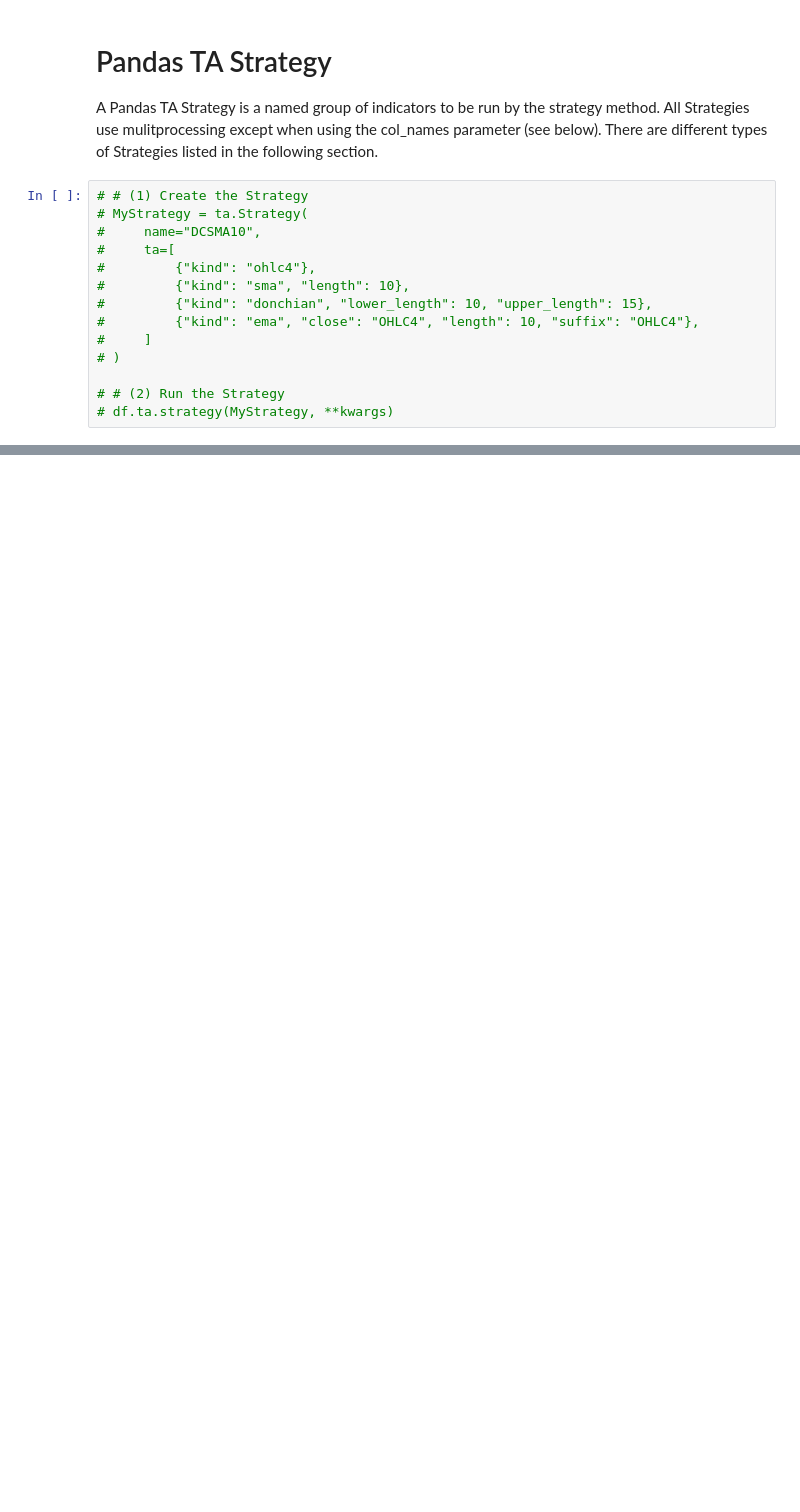
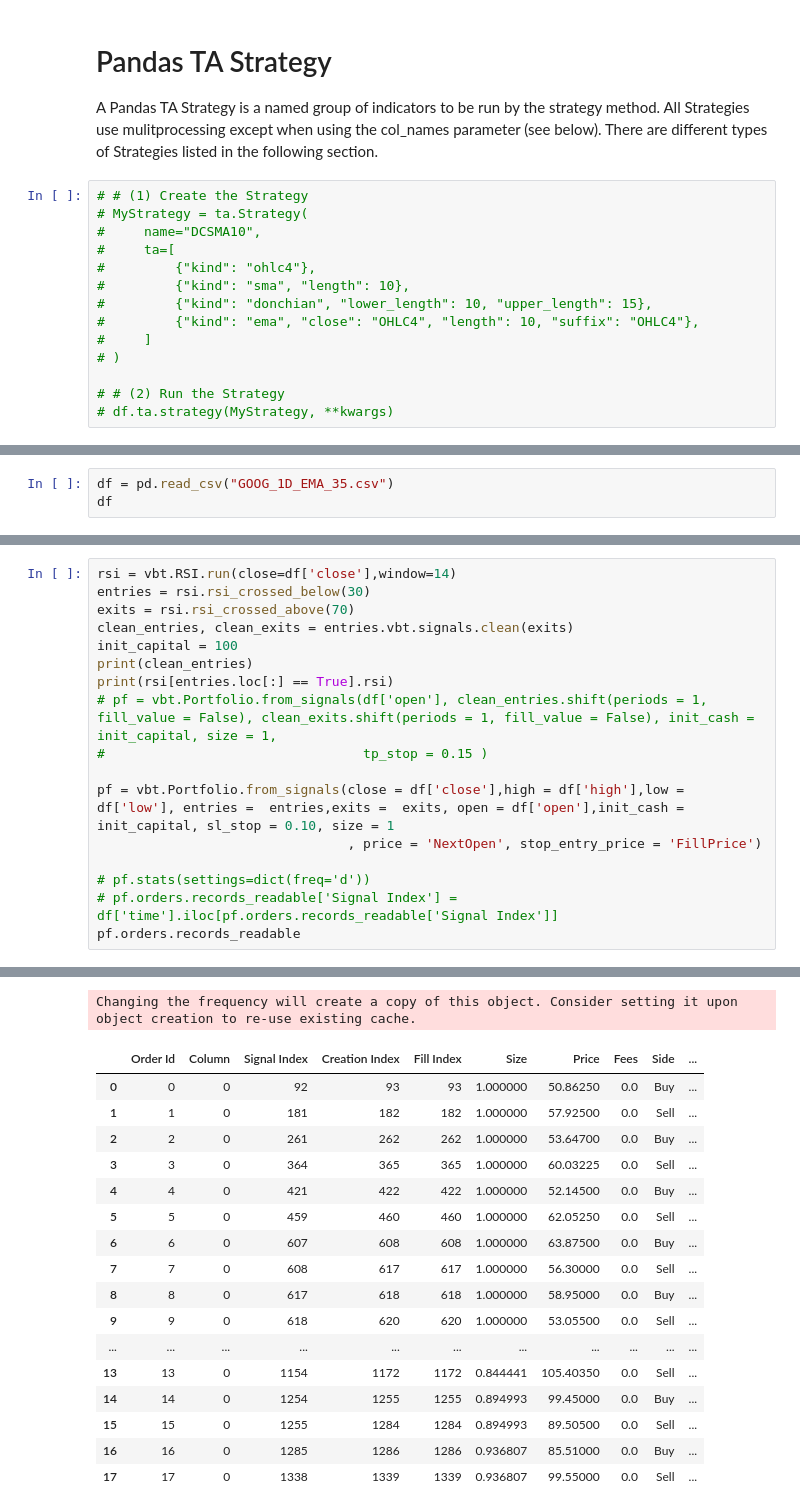
Before and after one commit to jibeieieiei/vectorbtpro-intern, a Jupyter notebook: indicator-notebook.ipynb, the cells around one changed output, grey strips where cells are left out. Saved outputs shown, nothing was run; the diff lists cells and outputs as text; blank space fills up the shorter version.

```diff
--- a/indicator-notebook.ipynb
+++ b/indicator-notebook.ipynb
@@ -226,0 +247,3 @@ A Pandas TA Strategy is a named group of indicators to be run by the strategy me
+# %%
+df = pd.read_csv("GOOG_1D_EMA_35.csv")
+df
@@ -226,0 +264,18 @@ A Pandas TA Strategy is a named group of indicators to be run by the strategy me
+# %%
+rsi = vbt.RSI.run(close=df['close'],window=14)
+entries = rsi.rsi_crossed_below(30)
+exits = rsi.rsi_crossed_above(70)
+clean_entries, clean_exits = entries.vbt.signals.clean(exits)
+init_capital = 100
+print(clean_entries)
+print(rsi[entries.loc[:] == True].rsi)
+# pf = vbt.Portfolio.from_signals(df['open'], clean_entries.shift(periods = 1, fill_value = False), clean_exits.shift(periods = 1, fill_value = False), init_cash = init_capital, size = 1,
+#                                 tp_stop = 0.15 )
+
+pf = vbt.Portfolio.from_signals(close = df['close'],high = df['high'],low = df['low'], entries =  entries,exits =  exits, open = df['open'],init_cash = init_capital, sl_stop = 0.10, size = 1
+                                , price = 'NextOpen', stop_entry_price = 'FillPrice')
+
+# pf.stats(settings=dict(freq='d'))
+# pf.orders.records_readable['Signal Index'] = df['time'].iloc[pf.orders.records_readable['Signal Index']]
+pf.orders.records_readable
+# %% [output]
@@ -226,0 +299,18 @@ A Pandas TA Strategy is a named group of indicators to be run by the strategy me
+Changing the frequency will create a copy of this object. Consider setting it upon object creation to re-use existing cache.
+|  | Order Id | Column | Signal Index | Creation Index | Fill Index | Size | Price | Fees | Side | ... |
+| 0 | 0 | 0 | 92 | 93 | 93 | 1.000000 | 50.86250 | 0.0 | Buy | ... |
+| 1 | 1 | 0 | 181 | 182 | 182 | 1.000000 | 57.92500 | 0.0 | Sell | ... |
+| 2 | 2 | 0 | 261 | 262 | 262 | 1.000000 | 53.64700 | 0.0 | Buy | ... |
+| 3 | 3 | 0 | 364 | 365 | 365 | 1.000000 | 60.03225 | 0.0 | Sell | ... |
+| 4 | 4 | 0 | 421 | 422 | 422 | 1.000000 | 52.14500 | 0.0 | Buy | ... |
+| 5 | 5 | 0 | 459 | 460 | 460 | 1.000000 | 62.05250 | 0.0 | Sell | ... |
+| 6 | 6 | 0 | 607 | 608 | 608 | 1.000000 | 63.87500 | 0.0 | Buy | ... |
+| 7 | 7 | 0 | 608 | 617 | 617 | 1.000000 | 56.30000 | 0.0 | Sell | ... |
+| 8 | 8 | 0 | 617 | 618 | 618 | 1.000000 | 58.95000 | 0.0 | Buy | ... |
+| 9 | 9 | 0 | 618 | 620 | 620 | 1.000000 | 53.05500 | 0.0 | Sell | ... |
+| ... | ... | ... | ... | ... | ... | ... | ... | ... | ... | ... |
+| 13 | 13 | 0 | 1154 | 1172 | 1172 | 0.844441 | 105.40350 | 0.0 | Sell | ... |
+| 14 | 14 | 0 | 1254 | 1255 | 1255 | 0.894993 | 99.45000 | 0.0 | Buy | ... |
+| 15 | 15 | 0 | 1255 | 1284 | 1284 | 0.894993 | 89.50500 | 0.0 | Sell | ... |
+| 16 | 16 | 0 | 1285 | 1286 | 1286 | 0.936807 | 85.51000 | 0.0 | Buy | ... |
+| 17 | 17 | 0 | 1338 | 1339 | 1339 | 0.936807 | 99.55000 | 0.0 | Sell | ... |
```
Also changed, not shown: parts of 8 cells of this notebook, 1 other file.
